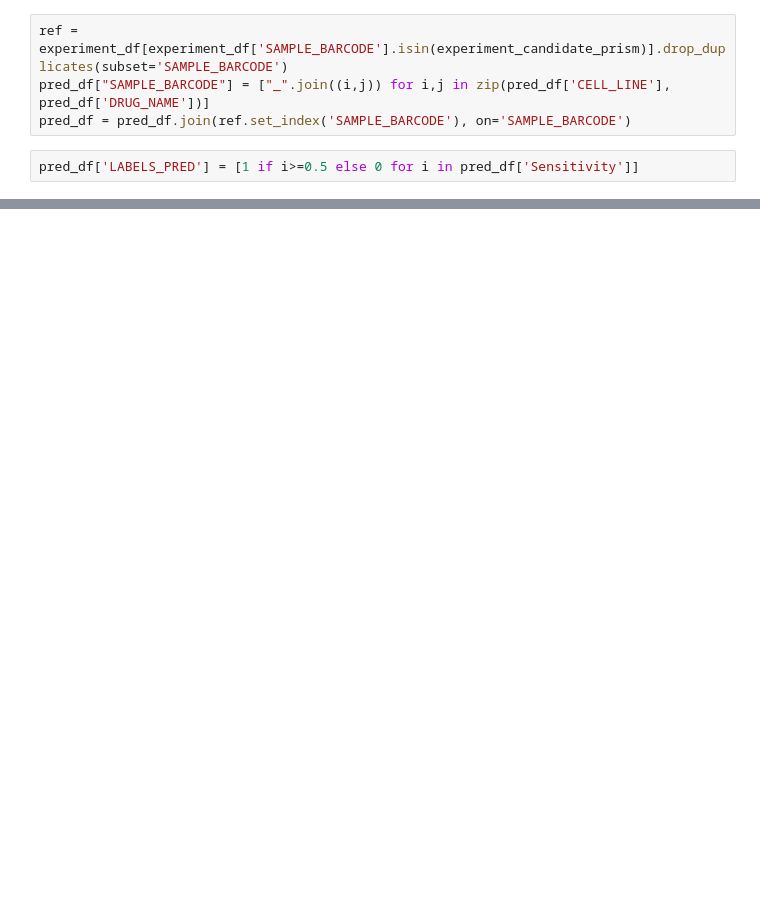
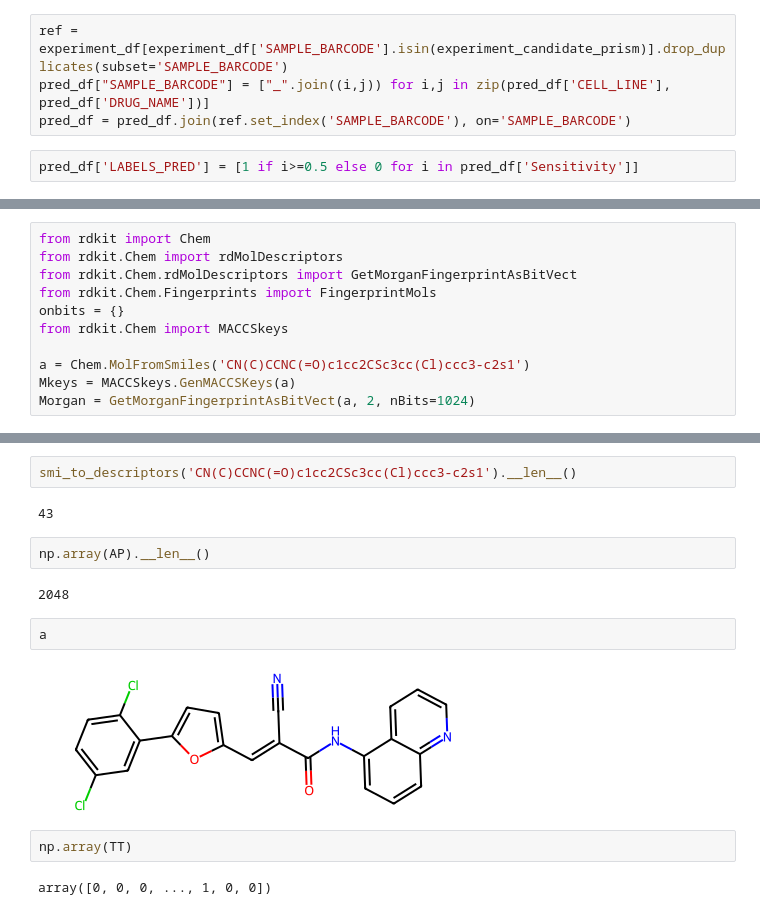
Before and after one commit to mglnbk/MGNet, a Jupyter notebook: analysis.ipynb, the cells around one changed output, grey strips where cells are left out. Cells and saved outputs as stored; diff of their text form; blank space fills up the shorter version.

```diff
--- a/analysis.ipynb
+++ b/analysis.ipynb
@@ -299,0 +572,11 @@ disp.plot(cmap=plt.cm.Blues)
+# %%
+from rdkit import Chem
+from rdkit.Chem import rdMolDescriptors
+from rdkit.Chem.rdMolDescriptors import GetMorganFingerprintAsBitVect
+from rdkit.Chem.Fingerprints import FingerprintMols
+onbits = {}
+from rdkit.Chem import MACCSkeys
+
+a = Chem.MolFromSmiles('CN(C)CCNC(=O)c1cc2CSc3cc(Cl)ccc3-c2s1')
+Mkeys = MACCSkeys.GenMACCSKeys(a)
+Morgan = GetMorganFingerprintAsBitVect(a, 2, nBits=1024)
@@ -299,0 +597,16 @@ disp.plot(cmap=plt.cm.Blues)
+# %%
+smi_to_descriptors('CN(C)CCNC(=O)c1cc2CSc3cc(Cl)ccc3-c2s1').__len__()
+# %% [output]
+43
+# %%
+np.array(AP).__len__()
+# %% [output]
+2048
+# %%
+a
+# %% [output]
+[figure, added]
+# %%
+np.array(TT)
+# %% [output]
+array([0, 0, 0, ..., 1, 0, 0])
```
Also changed, not shown: parts of 39 cells of this notebook, 6 other files.
